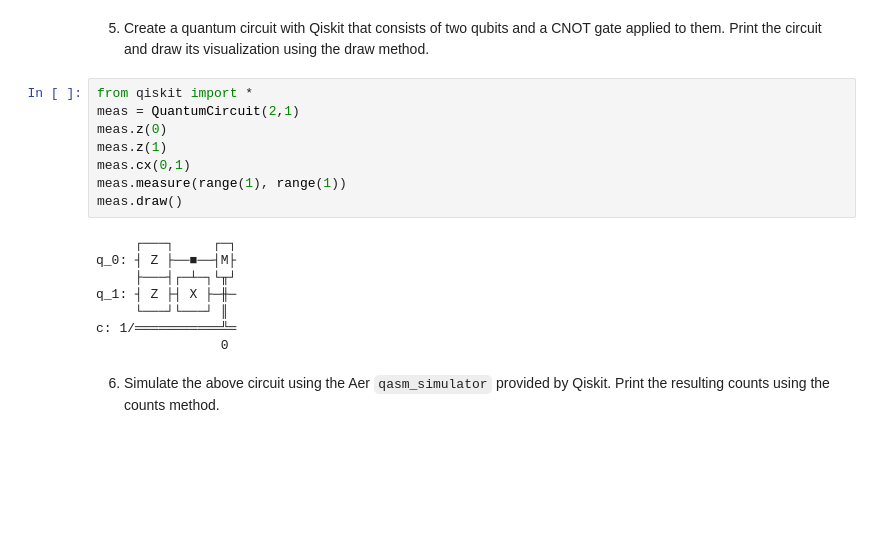
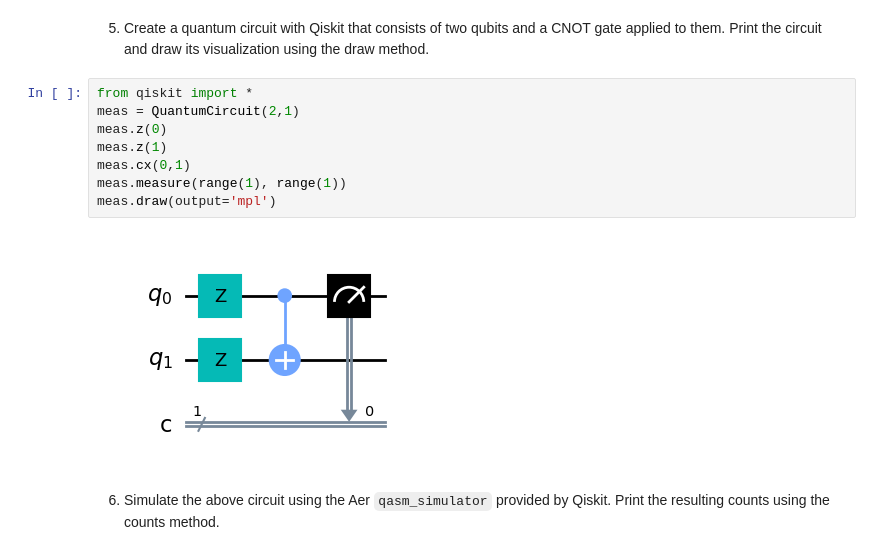
Before and after one commit to 777rari/RepoQISE, a Jupyter notebook: exercises_1.ipynb, the cells around one changed output. Saved outputs shown, nothing was run; the diff lists cells and outputs as text; blank space fills up the shorter version.

```diff
--- a/exercises_1.ipynb
+++ b/exercises_1.ipynb
@@ -89,19 +89,13 @@ print(counts)
 # %%
 from qiskit import *
 meas = QuantumCircuit(2,1)
 meas.z(0)
 meas.z(1)
 meas.cx(0,1)
 meas.measure(range(1), range(1))
-meas.draw()
+meas.draw(output='mpl')
 # %% [output]
-     ┌───┐     ┌─┐
-q_0: ┤ Z ├──■──┤M├
-     ├───┤┌─┴─┐└╥┘
-q_1: ┤ Z ├┤ X ├─╫─
-     └───┘└───┘ ║
-c: 1/═══════════╩═
-                0
+[figure, added]
 # %% [markdown]
 6. Simulate the above circuit using the Aer `qasm_simulator` provided by Qiskit. Print the resulting counts using the counts method.
 # %%
```
Also changed, not shown: parts of 7 cells of this notebook.
